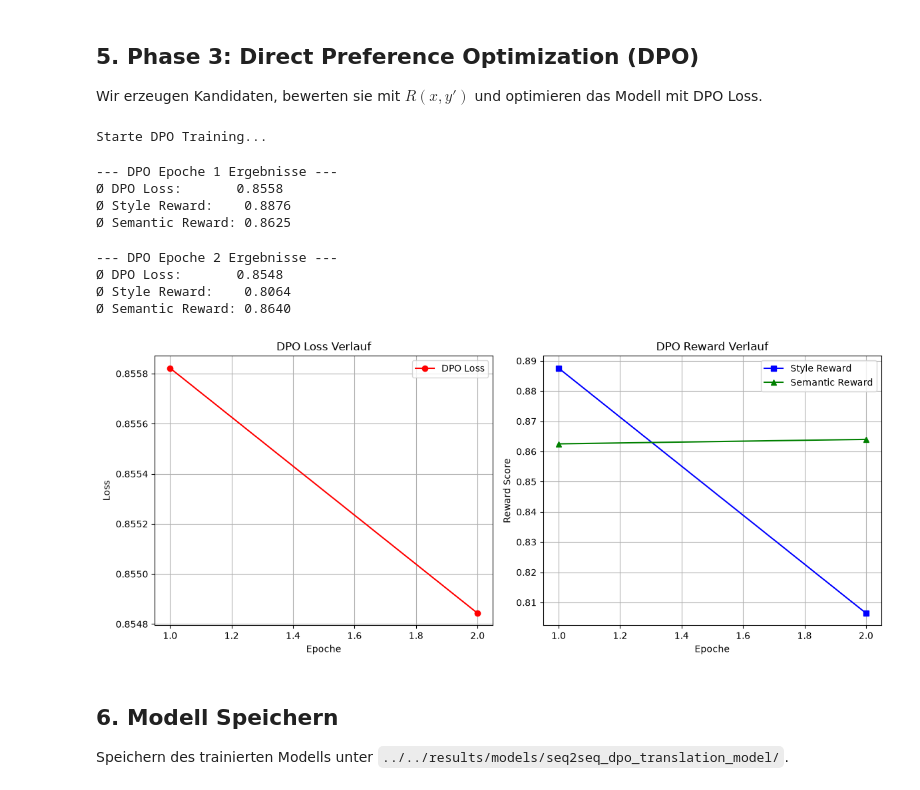
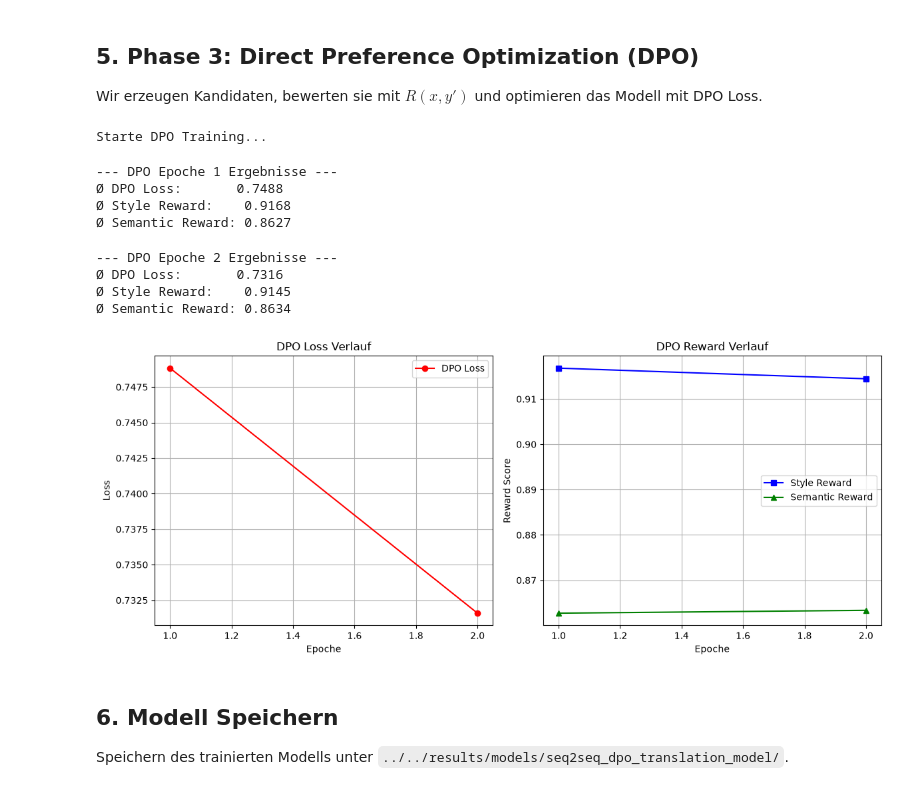
Before and after one commit to mcfiet/master-thesis, a Jupyter notebook: notebooks/translation/dpo_comparison/2_dpo_w10_w00_final_trainer.ipynb, the cells around one changed output. Drawn from its saved outputs; the diff is of its cells as text; code cells hidden in the pictures.

Commit message:
feat: run dpo training with right implementation and new hyperparamters lr and beta

```diff
--- a/notebooks/translation/dpo_comparison/2_dpo_w10_w00_final_trainer.ipynb
+++ b/notebooks/translation/dpo_comparison/2_dpo_w10_w00_final_trainer.ipynb
@@ -27,7 +27,7 @@ Aktuelles Arbeitsverzeichnis: /home/fiete/master-thesis
 # ZENTRALE KONFIGURATION & PARAMS (Hier anpassen)
 # ==============================================================================
 LH_DATASET_PATH = "data/lebenshilfe/lebenshilfe_dataset.json"
-CORPUS_DIR = "data/corpus/final"
+CORPUS_DIR = "data/corpus/4_normalized_clean"
 OUTPUT_DIR = "results/models/seq2seq_dpo_w10_w00_final_trainer"
 SFT_MODEL_TEMP_PATH = "results/models/best_sft_w10_w00_final_trainer_temp.pt"
 SYNTHETIC_MODEL_PATH = "results/models/bilstm_synthetic_regression.pt"
@@ -617,7 +616,7 @@ for param in ref_model.parameters():
     param.requires_grad = False
 ref_model.eval()
 
-dpo_optimizer = AdamW(seq2seq_model.parameters(), lr=1e-6)
+dpo_optimizer = AdamW(seq2seq_model.parameters(), lr=1e-7)
 # %%
 DPO_EPOCHS = 2
 dpo_history = []
@@ -661,7 +660,7 @@ for epoch in range(1, DPO_EPOCHS + 1):
                 epoch_sem_rewards.append(sem2[0])
 
         # 3. DPO Loss berechnen & Optimieren
-        dpo_loss = compute_dpo_loss(seq2seq_model, ref_model, tokenizer, src_texts, chosen_list, rejected_list)
+        dpo_loss = compute_dpo_loss(seq2seq_model, ref_model, tokenizer, src_texts, chosen_list, rejected_list, beta=0.05)
         dpo_optimizer.zero_grad()
         dpo_loss.backward()
         dpo_optimizer.step()
@@ -686,40 +685,40 @@ for epoch in range(1, DPO_EPOCHS + 1):
     print(f"Ø Semantic Reward: {avg_sem:.4f}\n")
 
 # Visualisierung des DPO Trainingsverlaufs
 fig, (ax1, ax2) = plt.subplots(1, 2, figsize=(12, 5))
 epochs = [h["epoch"] for h in dpo_history]
 losses = [h["loss"] for h in dpo_history]
 style_rewards = [h["style_reward"] for h in dpo_history]
 sem_rewards = [h["sem_reward"] for h in dpo_history]
 
 ax1.plot(epochs, losses, marker='o', color='red', label='DPO Loss')
 ax1.set_title("DPO Loss Verlauf")
 ax1.set_xlabel("Epoche")
 ax1.set_ylabel("Loss")
 ax1.legend()
 ax1.grid(True)
 
 ax2.plot(epochs, style_rewards, marker='s', color='blue', label='Style Reward')
 ax2.plot(epochs, sem_rewards, marker='^', color='green', label='Semantic Reward')
 ax2.set_title("DPO Reward Verlauf")
 ax2.set_xlabel("Epoche")
 ax2.set_ylabel("Reward Score")
 ax2.legend()
 ax2.grid(True)
 
 plt.tight_layout()
 plt.show()
 # %% [output]
 Starte DPO Training...
 --- DPO Epoche 1 Ergebnisse ---
-Ø DPO Loss:       0.8558
-Ø Style Reward:    0.8876
-Ø Semantic Reward: 0.8625
+Ø DPO Loss:       0.7488
+Ø Style Reward:    0.9168
+Ø Semantic Reward: 0.8627
 --- DPO Epoche 2 Ergebnisse ---
-Ø DPO Loss:       0.8548
-Ø Style Reward:    0.8064
-Ø Semantic Reward: 0.8640
+Ø DPO Loss:       0.7316
+Ø Style Reward:    0.9145
+Ø Semantic Reward: 0.8634
-[figure, old version]
+[figure, new version]
 # %% [markdown]
 ## 6. Modell Speichern
 Speichern des trainierten Modells unter `../../results/models/seq2seq_dpo_translation_model/`.
```
Also changed, not shown: parts of 9 cells of this notebook.
